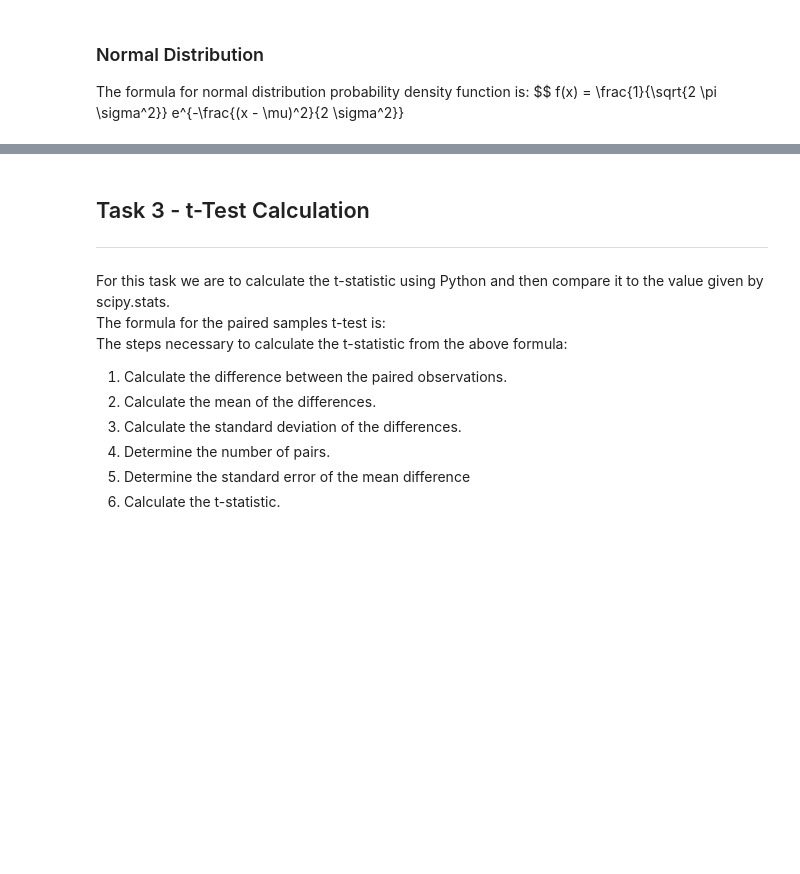
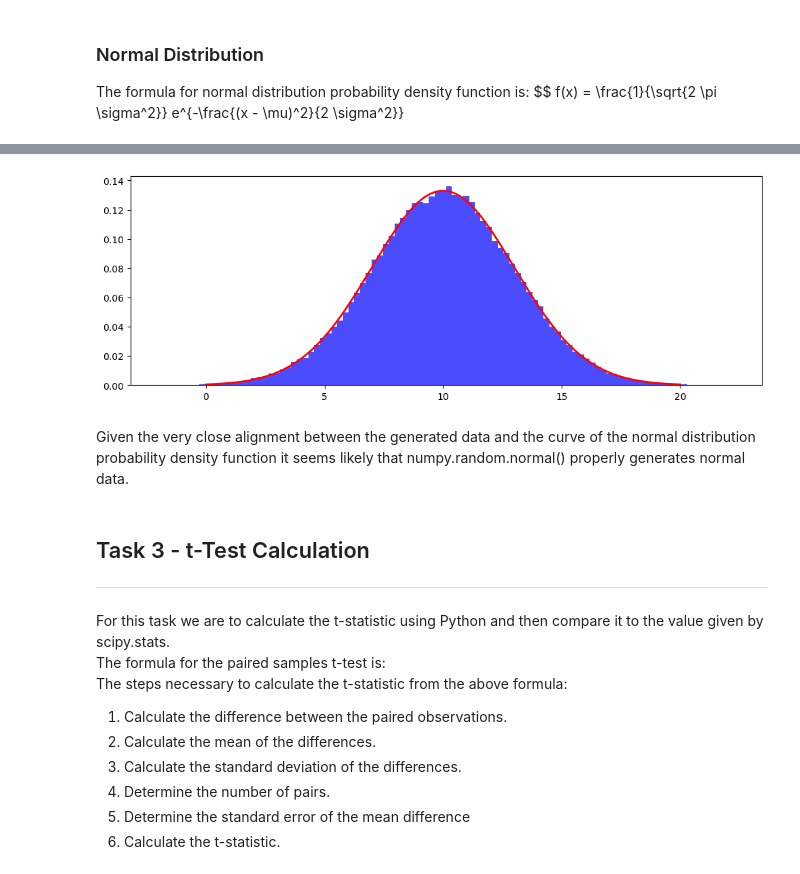
Before and after one commit to tomdbrophy/applied_statistics, a Jupyter notebook: tasks.ipynb, the cells around one changed output, grey strips where cells are left out. Saved outputs shown, nothing was run; the diff lists cells and outputs as text; code cells hidden in the pictures; blank space fills up the shorter version.

```diff
--- a/tasks.ipynb
+++ b/tasks.ipynb
@@ -176,3 +199,14 @@ $$ f(x) = \frac{1}{\sqrt{2 \pi \sigma^2}} e^{-\frac{(x - \mu)^2}{2 \sigma^2}}
+# %%
+# Plot the PDF and histogram together
+fig, ax = plt.subplots(figsize=(12, 4))
+
+ax.hist(normal_data, bins=100, color='blue', alpha=0.7, density=True)
+ax.plot(x, y, color='red', linewidth=2)
+plt.show()
+# %% [output]
+[figure, added]
+# %% [markdown]
+Given the very close alignment between the generated data and the curve of the normal distribution probability density function it seems likely that numpy.random.normal() properly generates normal data.
 # %% [markdown]
 ## Task 3 - t-Test Calculation
 ___
```
Also changed, not shown: parts of 4 cells of this notebook.
